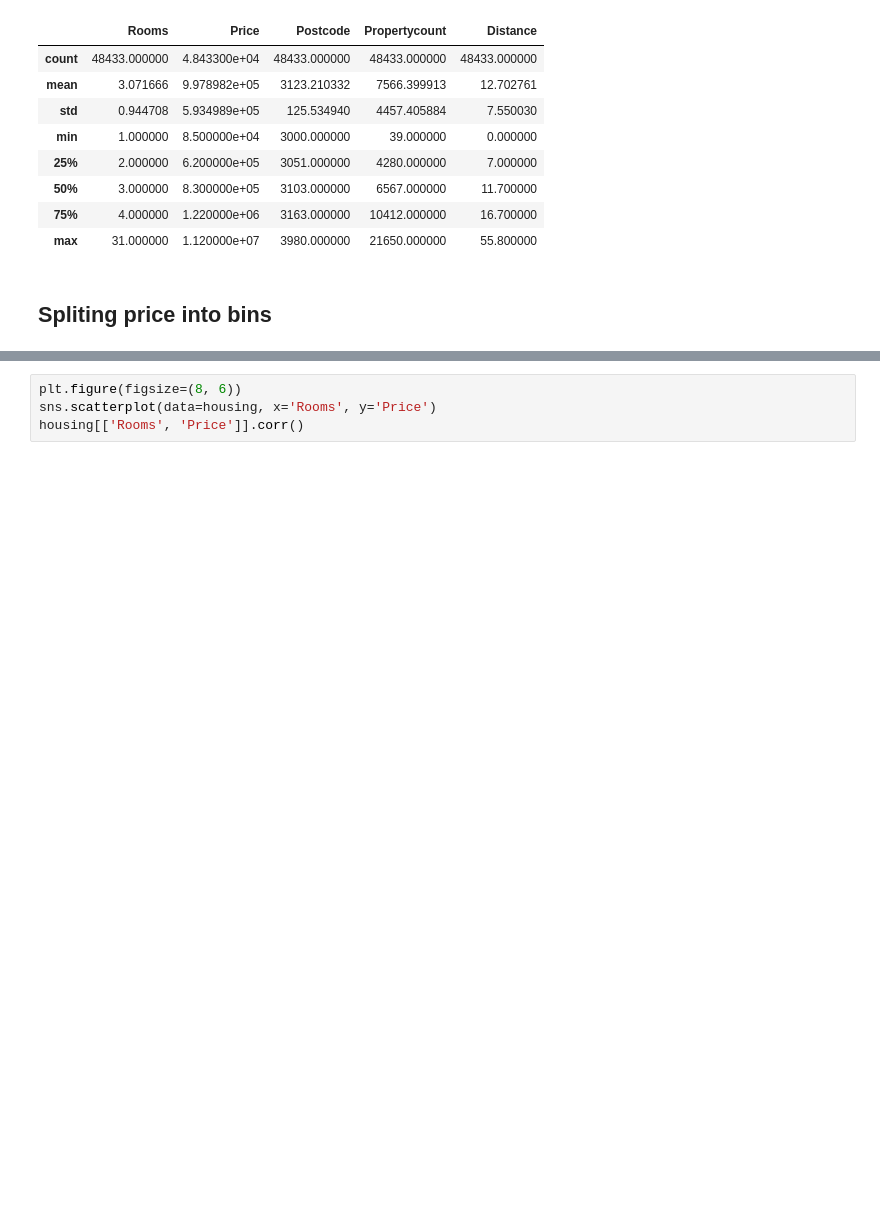
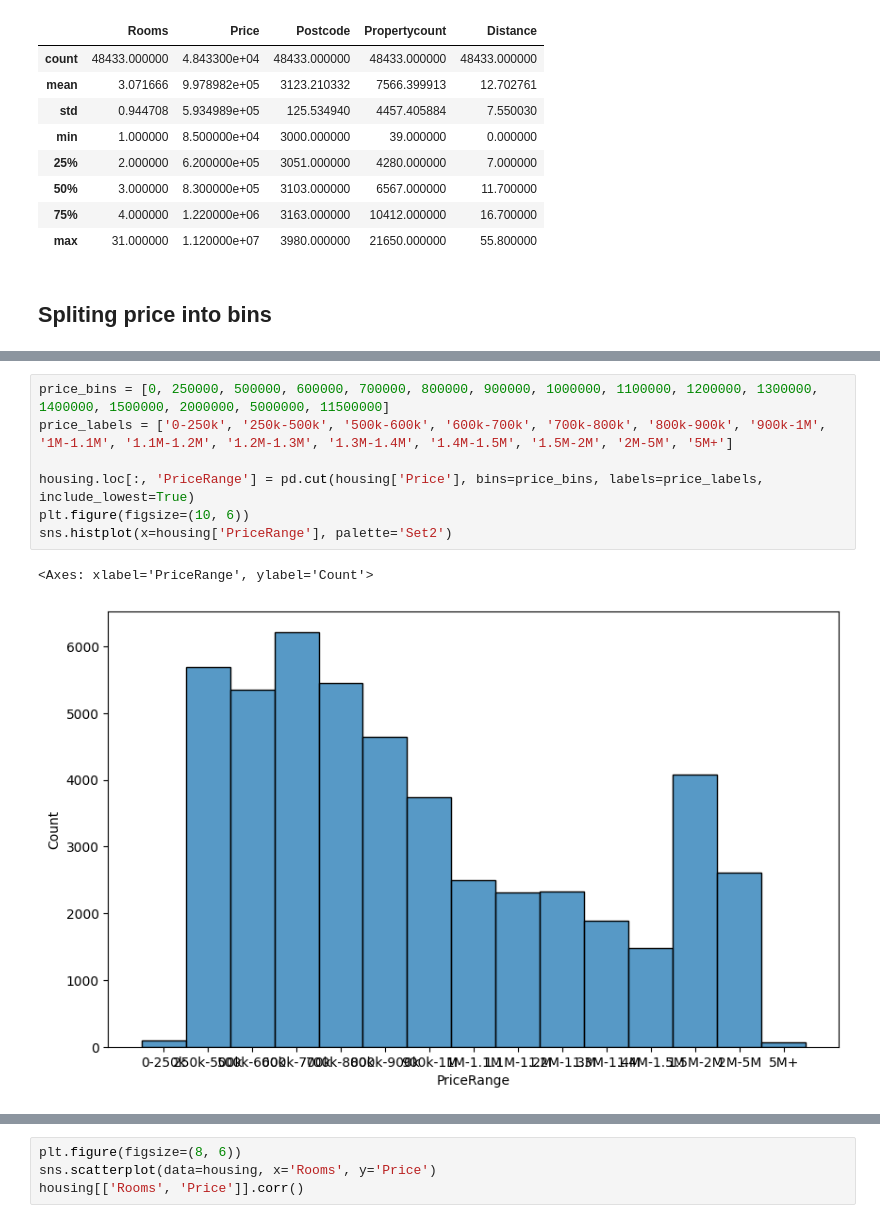
Before and after one commit to sakosha/data-prep-assignment1, a Jupyter notebook: notebooks/Untitled.ipynb, the cells around one changed output, grey strips where cells are left out. Saved outputs shown, nothing was run; the diff lists cells and outputs as text; blank space fills up the shorter version.

```diff
--- a/notebooks/Untitled.ipynb
+++ b/notebooks/Untitled.ipynb
@@ -120,0 +118,10 @@ sns.histplot(x=housing['PriceRange'], palette='Set2')
+# %%
+price_bins = [0, 250000, 500000, 600000, 700000, 800000, 900000, 1000000, 1100000, 1200000, 1300000, 1400000, 1500000, 2000000, 5000000, 11500000]
+price_labels = ['0-250k', '250k-500k', '500k-600k', '600k-700k', '700k-800k', '800k-900k', '900k-1M', '1M-1.1M', '1.1M-1.2M', '1.2M-1.3M', '1.3M-1.4M', '1.4M-1.5M', '1.5M-2M', '2M-5M', '5M+']
+
+housing.loc[:, 'PriceRange'] = pd.cut(housing['Price'], bins=price_bins, labels=price_labels, include_lowest=True)
+plt.figure(figsize=(10, 6))
+sns.histplot(x=housing['PriceRange'], palette='Set2')
+# %% [output]
+<Axes: xlabel='PriceRange', ylabel='Count'>
+[figure, added]
```
Also changed, not shown: parts of 28 cells of this notebook.
